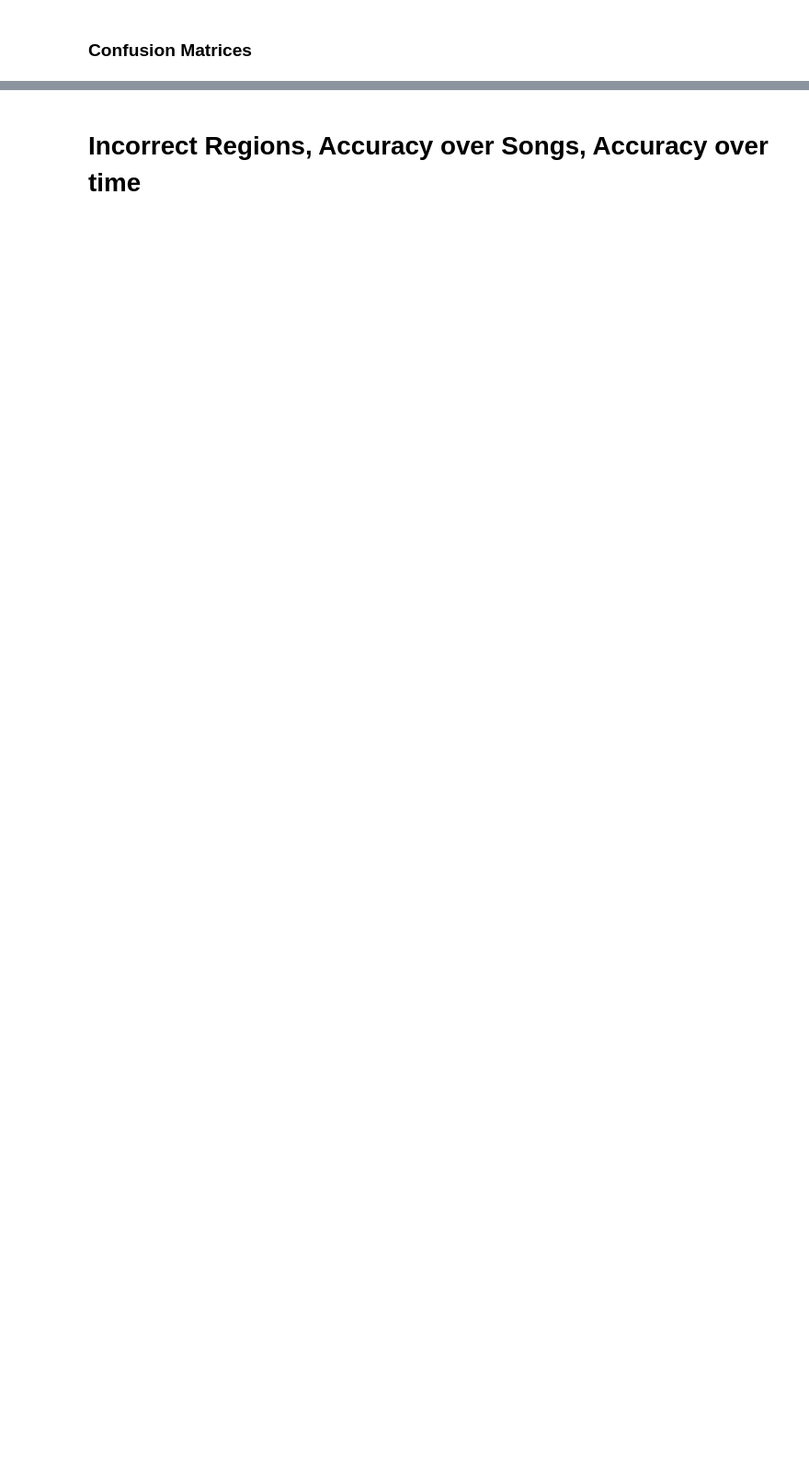
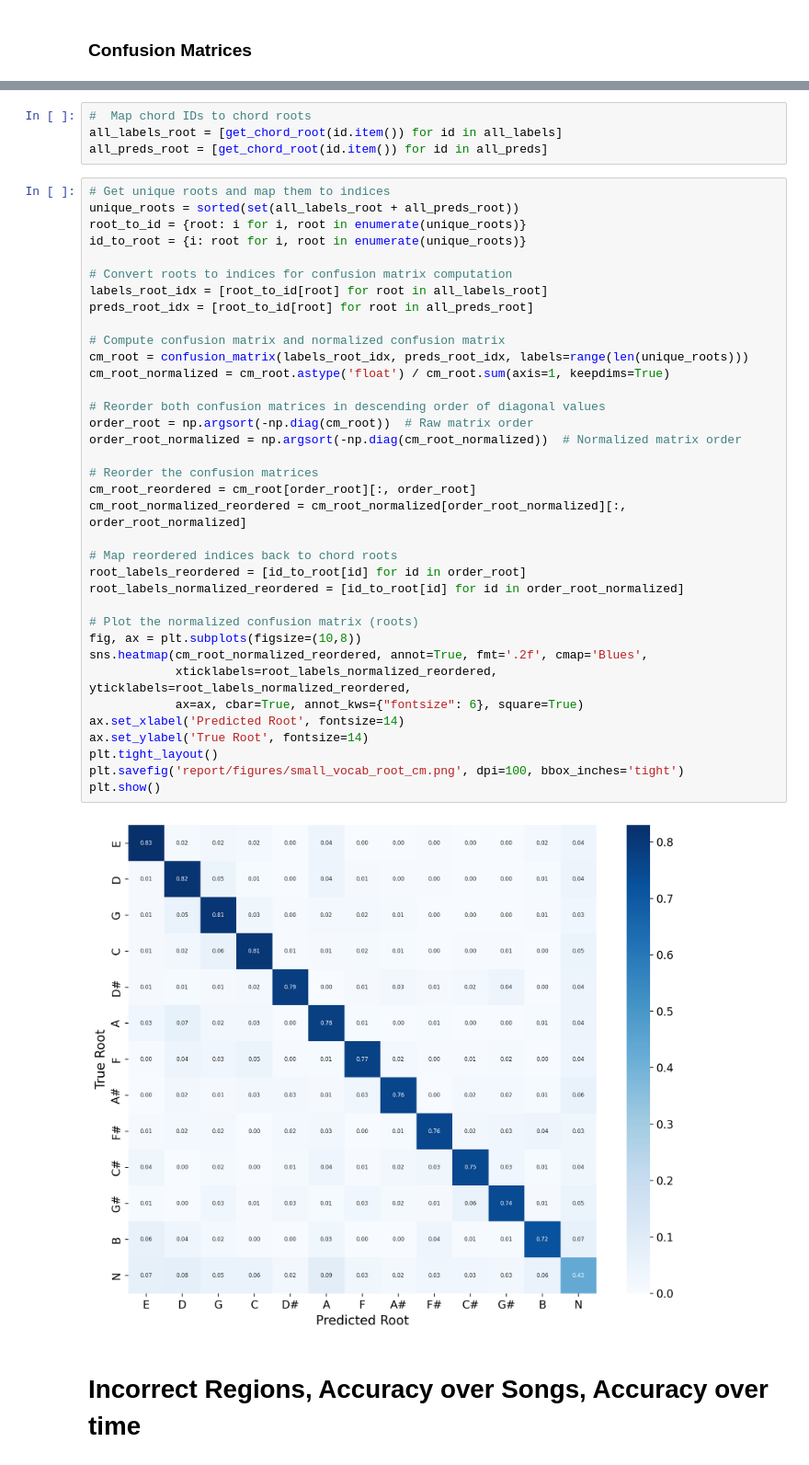
Before and after one commit to PierreRL/AutomaticChordRecognition, a Jupyter notebook: notebooks/model_behaviour_exp.ipynb, the cells around one changed output, grey strips where cells are left out. Shown at 92% size. Saved outputs shown, nothing was run; the diff lists cells and outputs as text; blank space fills up the shorter version.

```diff
--- a/notebooks/model_behaviour_exp.ipynb
+++ b/notebooks/model_behaviour_exp.ipynb
@@ -111,3 +112,45 @@ plt.show()
+# %%
+#  Map chord IDs to chord roots
+all_labels_root = [get_chord_root(id.item()) for id in all_labels]
+all_preds_root = [get_chord_root(id.item()) for id in all_preds]
+# %%
+# Get unique roots and map them to indices
+unique_roots = sorted(set(all_labels_root + all_preds_root))
+root_to_id = {root: i for i, root in enumerate(unique_roots)}
+id_to_root = {i: root for i, root in enumerate(unique_roots)}
+
+# Convert roots to indices for confusion matrix computation
+labels_root_idx = [root_to_id[root] for root in all_labels_root]
+preds_root_idx = [root_to_id[root] for root in all_preds_root]
+
+# Compute confusion matrix and normalized confusion matrix
+cm_root = confusion_matrix(labels_root_idx, preds_root_idx, labels=range(len(unique_roots)))
+cm_root_normalized = cm_root.astype('float') / cm_root.sum(axis=1, keepdims=True)
+
+# Reorder both confusion matrices in descending order of diagonal values
+order_root = np.argsort(-np.diag(cm_root))  # Raw matrix order
+order_root_normalized = np.argsort(-np.diag(cm_root_normalized))  # Normalized matrix order
+
+# Reorder the confusion matrices
+cm_root_reordered = cm_root[order_root][:, order_root]
+cm_root_normalized_reordered = cm_root_normalized[order_root_normalized][:, order_root_normalized]
+
+# Map reordered indices back to chord roots
+root_labels_reordered = [id_to_root[id] for id in order_root]
+root_labels_normalized_reordered = [id_to_root[id] for id in order_root_normalized]
+
+# Plot the normalized confusion matrix (roots)
+fig, ax = plt.subplots(figsize=(10,8))
+sns.heatmap(cm_root_normalized_reordered, annot=True, fmt='.2f', cmap='Blues',
+            xticklabels=root_labels_normalized_reordered, yticklabels=root_labels_normalized_reordered,
+            ax=ax, cbar=True, annot_kws={"fontsize": 6}, square=True)
+ax.set_xlabel('Predicted Root', fontsize=14)
+ax.set_ylabel('True Root', fontsize=14)
+plt.tight_layout()
+plt.savefig('report/figures/small_vocab_root_cm.png', dpi=100, bbox_inches='tight')
+plt.show()
+# %% [output]
+[figure, added]
 # %% [markdown]
 # Incorrect Regions, Accuracy over Songs, Accuracy over time
 # %%
```
Also changed, not shown: parts of 7 cells of this notebook, 8 other files.
